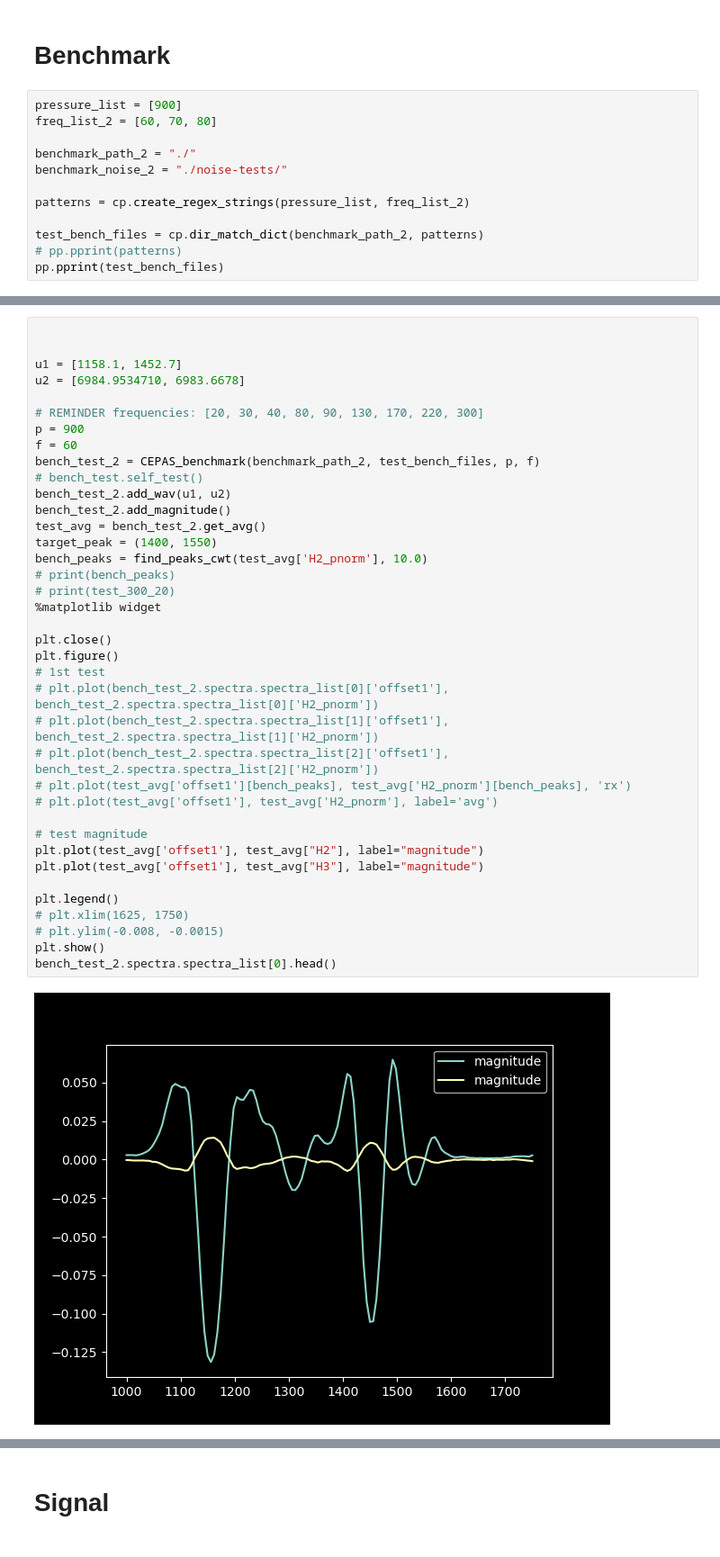
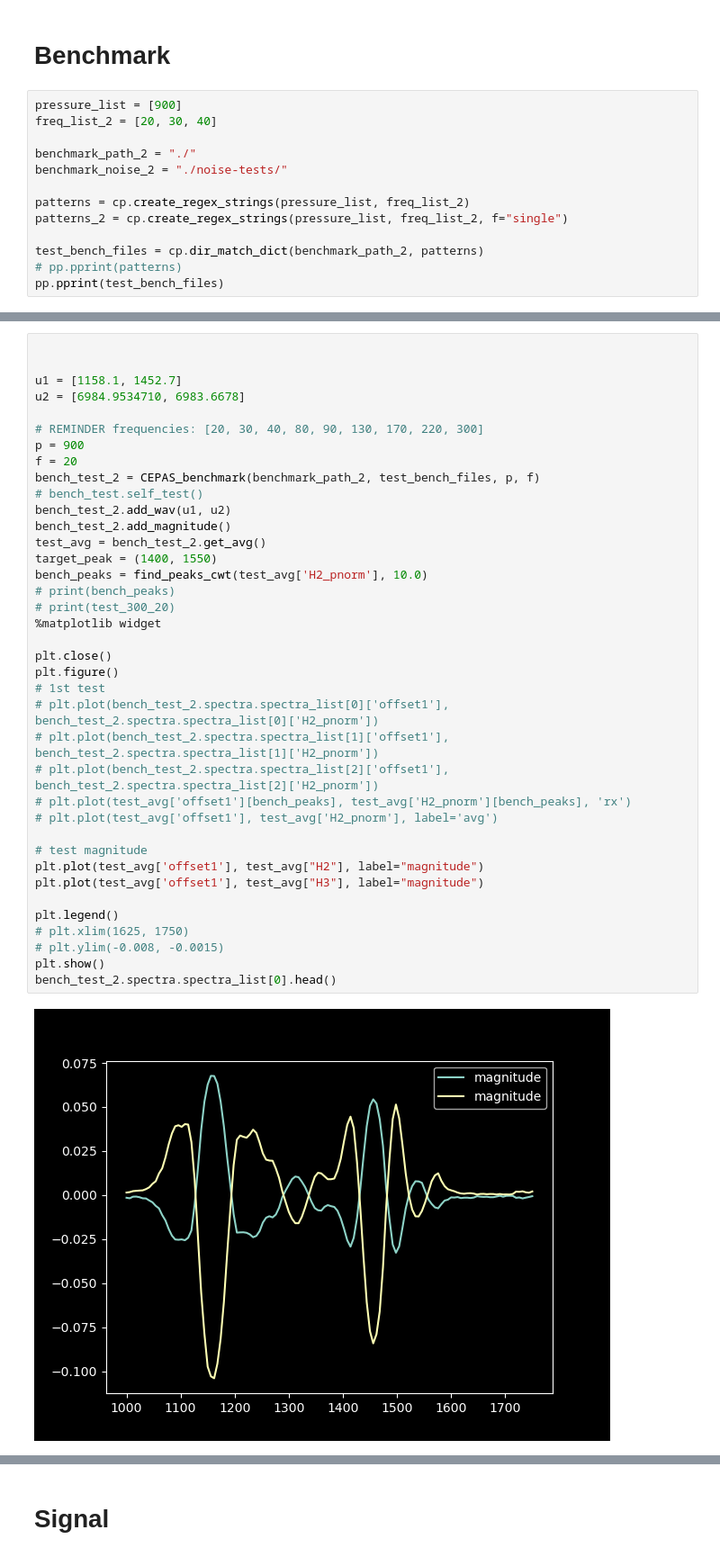
Before and after one commit to lampnis/aerosol-things, a Jupyter notebook: codes/datas/misc_tests/cantilevers/2025_09/R5C3_SOI2/nb.ipynb, the cells around one changed output, grey strips where cells are left out. Shown at 90% size. Saved outputs shown, nothing was run; the diff lists cells and outputs as text.

```diff
--- a/codes/datas/misc_tests/cantilevers/2025_09/R5C3_SOI2/nb.ipynb
+++ b/codes/datas/misc_tests/cantilevers/2025_09/R5C3_SOI2/nb.ipynb
@@ -88,12 +78,13 @@ Hello!
 # Benchmark
 # %%
 pressure_list = [900]
-freq_list_2 = [60, 70, 80]
+freq_list_2 = [20, 30, 40]
 
 benchmark_path_2 = "./"
 benchmark_noise_2 = "./noise-tests/"
 
 patterns = cp.create_regex_strings(pressure_list, freq_list_2)
+patterns_2 = cp.create_regex_strings(pressure_list, freq_list_2, f="single")
 
 test_bench_files = cp.dir_match_dict(benchmark_path_2, patterns)
 # pp.pprint(patterns)
@@ -116,36 +107,36 @@ u2 = [6984.9534710, 6983.6678]
 
 # REMINDER frequencies: [20, 30, 40, 80, 90, 130, 170, 220, 300]
 p = 900
-f = 60
+f = 20
 bench_test_2 = CEPAS_benchmark(benchmark_path_2, test_bench_files, p, f)
 # bench_test.self_test()
 bench_test_2.add_wav(u1, u2)
 bench_test_2.add_magnitude()
 test_avg = bench_test_2.get_avg()
 target_peak = (1400, 1550)
 bench_peaks = find_peaks_cwt(test_avg['H2_pnorm'], 10.0)
 # print(bench_peaks)
 # print(test_300_20)
 %matplotlib widget
 
 plt.close()
 plt.figure()
 # 1st test
 # plt.plot(bench_test_2.spectra.spectra_list[0]['offset1'], bench_test_2.spectra.spectra_list[0]['H2_pnorm'])
 # plt.plot(bench_test_2.spectra.spectra_list[1]['offset1'], bench_test_2.spectra.spectra_list[1]['H2_pnorm'])
 # plt.plot(bench_test_2.spectra.spectra_list[2]['offset1'], bench_test_2.spectra.spectra_list[2]['H2_pnorm'])
 # plt.plot(test_avg['offset1'][bench_peaks], test_avg['H2_pnorm'][bench_peaks], 'rx')
 # plt.plot(test_avg['offset1'], test_avg['H2_pnorm'], label='avg')
 
 # test magnitude
 plt.plot(test_avg['offset1'], test_avg["H2"], label="magnitude")
 plt.plot(test_avg['offset1'], test_avg["H3"], label="magnitude")
 
 plt.legend()
 # plt.xlim(1625, 1750)
 # plt.ylim(-0.008, -0.0015)
 plt.show()
 bench_test_2.spectra.spectra_list[0].head()
 # %% [output]
-[figure, old version]
+[figure, new version]
 |  | time | offset1 | P1 | H3 | H2 | P_las | T_las | RH | Pressure | time_subtracted | ... |
```
Also changed, not shown: parts of 16 cells of this notebook, 1 other file.
